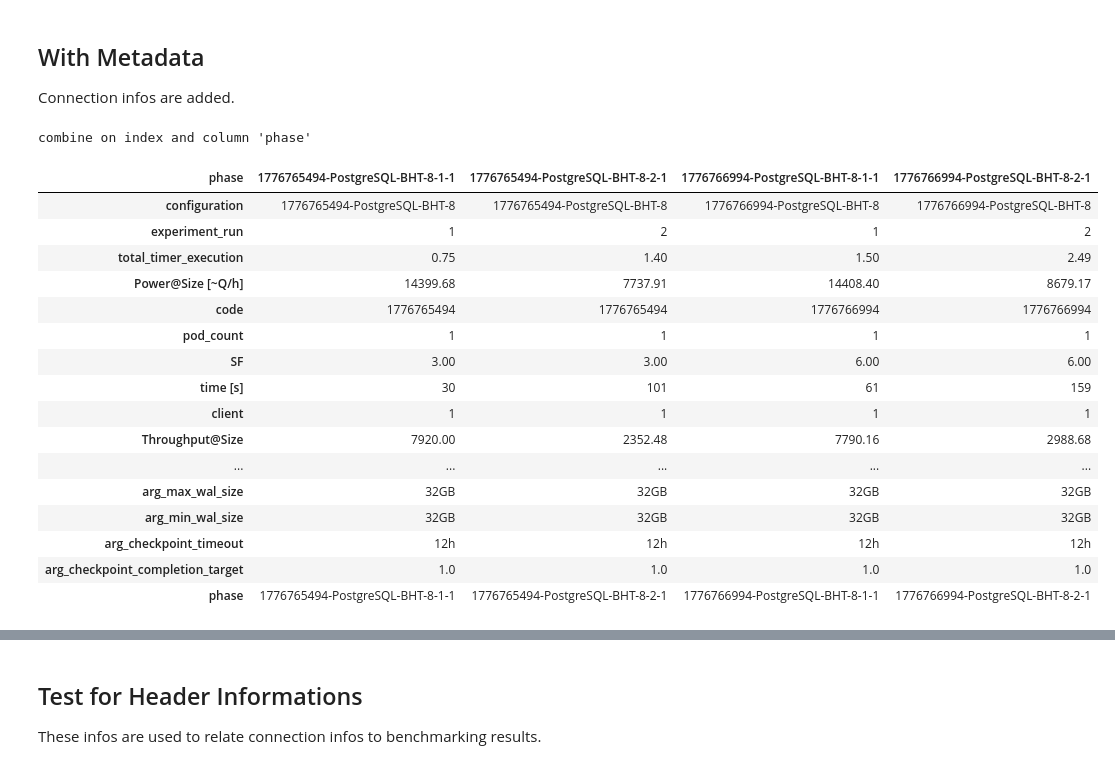
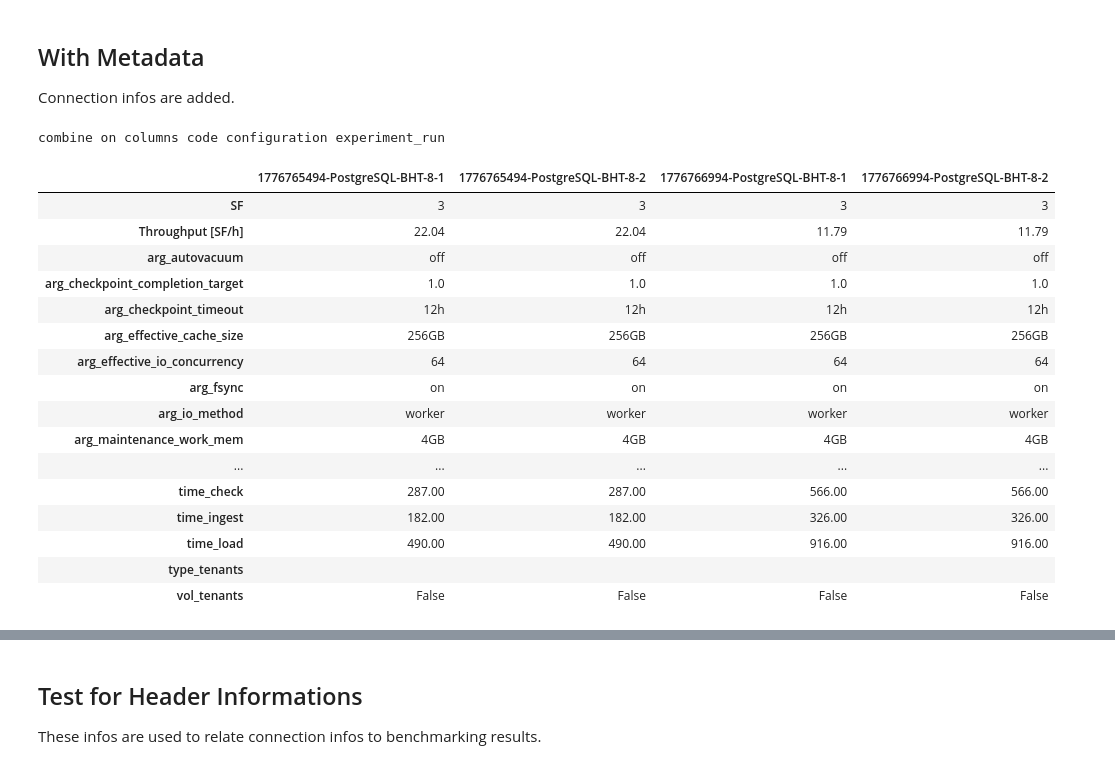
Before and after one commit to Beuth-Erdelt/Benchmark-Experiment-Host-Manager, a Jupyter notebook: dev/Collector-TPC-H.ipynb, the cells around one changed output, grey strips where cells are left out. Saved outputs shown, nothing was run; the diff lists cells and outputs as text; code cells hidden in the pictures.

```diff
--- a/dev/Collector-TPC-H.ipynb
+++ b/dev/Collector-TPC-H.ipynb
@@ -18,8 +18,8 @@ from notebookutils import *
 # %% [markdown]
 # Collect Results
 # %%
-#path = r"D:\data\benchmarks"
-path = r"/data/benchmarks"
+path = r"D:\data\benchmarks"
+#path = r"/data/benchmarks"
 filename_prefix = "demo_"
 b_plot_save = False
 b_skip_plots = True
@@ -547,9 +535,4 @@ collectors.get_non_constant(df).T
 # %%
-df_performance = collect.get_connections()
-#df_performance = collect.get_loading_time_max_all()
-
-df_performance_first = df_performance[df_performance['client']==1]
-df_performance_second = df_performance[df_performance['client']==2]
-
-df_performance.T
+df = collect.get_loading_per_run()
+df.T
 # %% [output]
@@ -610,24 +554,24 @@ merged_df.T
 
 Connection infos are added.
 # %%
-df = collect.add_metadata(merged_df)
+df = collect.add_metadata(df)
 df.T
 # %% [output]
-combine on index and column 'phase'
+combine on columns code configuration experiment_run
-| phase | 1776765494-PostgreSQL-BHT-8-1-1 | 1776765494-PostgreSQL-BHT-8-2-1 | 1776766994-PostgreSQL-BHT-8-1-1 | 1776766994-PostgreSQL-BHT-8-2-1 |
-| configuration | 1776765494-PostgreSQL-BHT-8 | 1776765494-PostgreSQL-BHT-8 | 1776766994-PostgreSQL-BHT-8 | 1776766994-PostgreSQL-BHT-8 |
-| experiment_run | 1 | 2 | 1 | 2 |
-| total_timer_execution | 0.75 | 1.40 | 1.50 | 2.49 |
-| Power@Size [~Q/h] | 14399.68 | 7737.91 | 14408.40 | 8679.17 |
-| code | 1776765494 | 1776765494 | 1776766994 | 1776766994 |
-| pod_count | 1 | 1 | 1 | 1 |
-| SF | 3.00 | 3.00 | 6.00 | 6.00 |
-| time [s] | 30 | 101 | 61 | 159 |
-| client | 1 | 1 | 1 | 1 |
-| Throughput@Size | 7920.00 | 2352.48 | 7790.16 | 2988.68 |
+|  | 1776765494-PostgreSQL-BHT-8-1 | 1776765494-PostgreSQL-BHT-8-2 | 1776766994-PostgreSQL-BHT-8-1 | 1776766994-PostgreSQL-BHT-8-2 |
+| SF | 3 | 3 | 3 | 3 |
+| Throughput [SF/h] | 22.04 | 22.04 | 11.79 | 11.79 |
+| arg_autovacuum | off | off | off | off |
+| arg_checkpoint_completion_target | 1.0 | 1.0 | 1.0 | 1.0 |
+| arg_checkpoint_timeout | 12h | 12h | 12h | 12h |
+| arg_effective_cache_size | 256GB | 256GB | 256GB | 256GB |
+| arg_effective_io_concurrency | 64 | 64 | 64 | 64 |
+| arg_fsync | on | on | on | on |
+| arg_io_method | worker | worker | worker | worker |
+| arg_maintenance_work_mem | 4GB | 4GB | 4GB | 4GB |
 | ... | ... | ... | ... | ... |
-| arg_max_wal_size | 32GB | 32GB | 32GB | 32GB |
-| arg_min_wal_size | 32GB | 32GB | 32GB | 32GB |
-| arg_checkpoint_timeout | 12h | 12h | 12h | 12h |
-| arg_checkpoint_completion_target | 1.0 | 1.0 | 1.0 | 1.0 |
-| phase | 1776765494-PostgreSQL-BHT-8-1-1 | 1776765494-PostgreSQL-BHT-8-2-1 | 1776766994-PostgreSQL-BHT-8-1-1 | 1776766994-PostgreSQL-BHT-8-2-1 |
+| time_check | 287.00 | 287.00 | 566.00 | 566.00 |
+| time_ingest | 182.00 | 182.00 | 326.00 | 326.00 |
+| time_load | 490.00 | 490.00 | 916.00 | 916.00 |
+| type_tenants |  |  |  |  |
+| vol_tenants | False | False | False | False |
```
Also changed, not shown: parts of 11 cells of this notebook, 6 other files.
